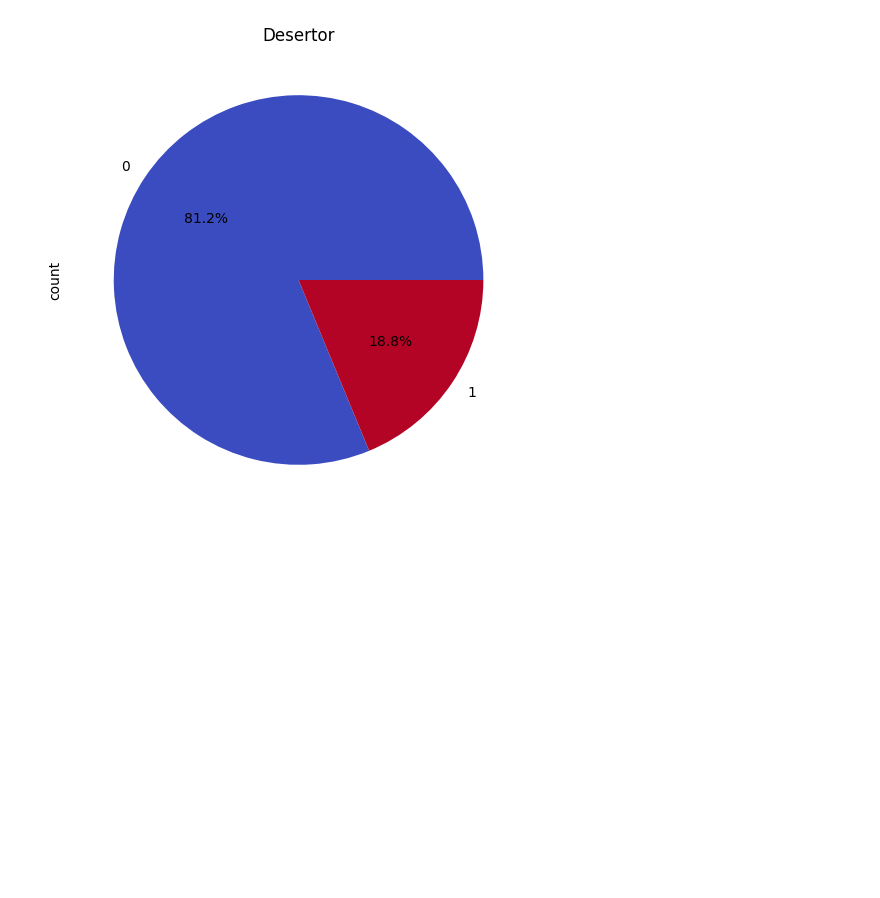
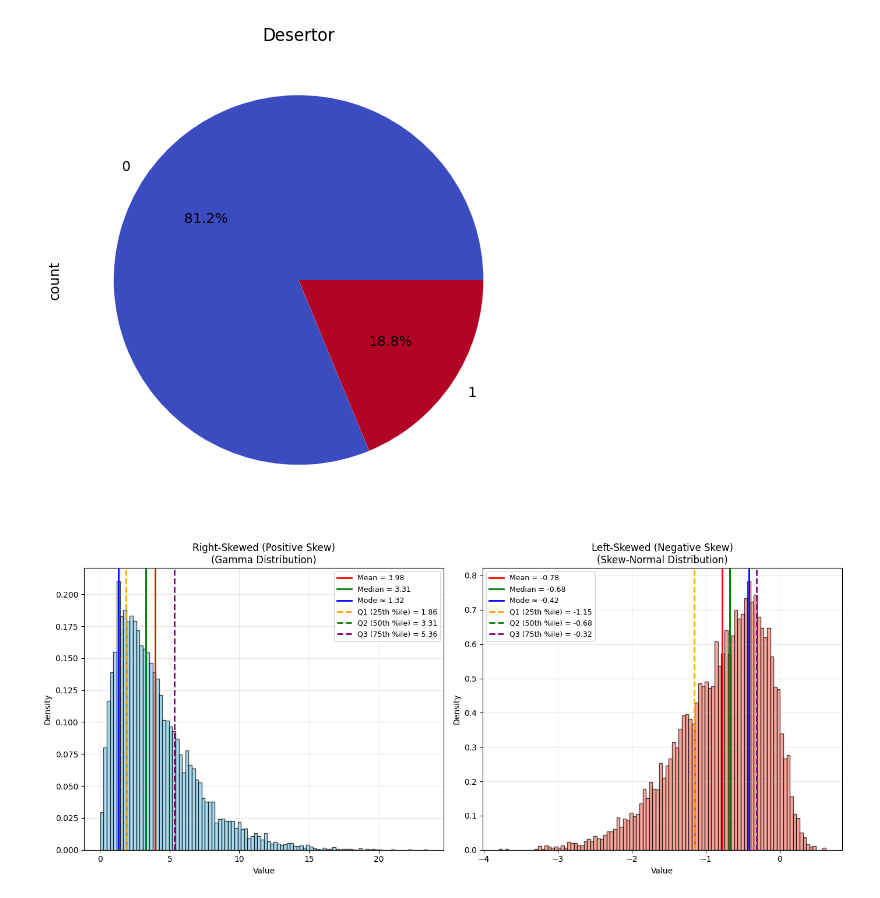
Before and after one commit to tonahdztoro/PE_2025B, a Jupyter notebook: Unidad 1.ipynb, the cells around one changed output. Saved outputs shown, nothing was run; the diff lists cells and outputs as text; code cells hidden in the pictures; blank space fills up the shorter version.

Commit message:
skewness examples

```diff
--- a/Unidad 1.ipynb
+++ b/Unidad 1.ipynb
@@ -513,3 +513,95 @@ plt.title('Desertor')
 plt.show()
 # %% [output]
 [figure]
+# %%
+import numpy as np
+import matplotlib.pyplot as plt
+from scipy import stats
+from scipy.stats import skewnorm, gamma
+
+# Function to estimate mode from histogram
+def estimate_mode(data):
+    counts, bins = np.histogram(data, bins=100, density=True)
+    bin_centers = (bins[:-1] + bins[1:]) / 2
+    mode_index = np.argmax(counts)
+    return bin_centers[mode_index]
+
+# -------------------------------
+# Right-Skewed (Positive Skew) Distribution - Gamma
+# -------------------------------
+shape, scale = 2, 2
+right_skewed_data = np.random.gamma(shape, scale, size=10000)
+
+mean_right = np.mean(right_skewed_data)
+median_right = np.median(right_skewed_data)
+mode_right = estimate_mode(right_skewed_data)
+
+# Quartiles
+q1_right, q2_right, q3_right = np.percentile(right_skewed_data, [25, 50, 75])
+
+# Plot right-skewed
+plt.figure(figsize=(14, 6))
+
+plt.subplot(1, 2, 1)
+counts, bins, _ = plt.hist(right_skewed_data, bins=100, density=True, alpha=0.7, color='skyblue', edgecolor='black')
+plt.title('Right-Skewed (Positive Skew)\n(Gamma Distribution)')
+plt.xlabel('Value')
+plt.ylabel('Density')
+
+# Plot mean, median, mode
+plt.axvline(mean_right, color='red', linestyle='-', linewidth=2, label=f'Mean = {mean_right:.2f}')
+plt.axvline(median_right, color='green', linestyle='-', linewidth=2, label=f'Median = {median_right:.2f}')
+plt.axvline(mode_right, color='blue', linestyle='-', linewidth=2, label=f'Mode ≈ {mode_right:.2f}')
+
+# Plot quartiles
+plt.axvline(q1_right, color='orange', linestyle='--', linewidth=2, label=f'Q1 (25th %ile) = {q1_right:.2f}')
+plt.axvline(q2_right, color='green', linestyle='--', linewidth=2, label=f'Q2 (50th %ile) = {q2_right:.2f}')  # Same as median
+plt.axvline(q3_right, color='purple', linestyle='--', linewidth=2, label=f'Q3 (75th %ile) = {q3_right:.2f}')
+
+plt.legend(fontsize=9)
+plt.grid(True, alpha=0.3)
+
+# -------------------------------
+# Left-Skewed (Negative Skew) Distribution - Skew-Normal
+# -------------------------------
+a = -5
+left_skewed_data = skewnorm.rvs(a, size=10000)
+
+mean_left = np.mean(left_skewed_data)
+median_left = np.median(left_skewed_data)
+mode_left = estimate_mode(left_skewed_data)
+
+# Quartiles
+q1_left, q2_left, q3_left = np.percentile(left_skewed_data, [25, 50, 75])
+
+# Plot left-skewed
+plt.subplot(1, 2, 2)
+counts, bins, _ = plt.hist(left_skewed_data, bins=100, density=True, alpha=0.7, color='salmon', edgecolor='black')
+plt.title('Left-Skewed (Negative Skew)\n(Skew-Normal Distribution)')
+plt.xlabel('Value')
+plt.ylabel('Density')
+
+# Plot mean, median, mode
+plt.axvline(mean_left, color='red', linestyle='-', linewidth=2, label=f'Mean = {mean_left:.2f}')
+plt.axvline(median_left, color='green', linestyle='-', linewidth=2, label=f'Median = {median_left:.2f}')
+plt.axvline(mode_left, color='blue', linestyle='-', linewidth=2, label=f'Mode ≈ {mode_left:.2f}')
+
+# Plot quartiles
+plt.axvline(q1_left, color='orange', linestyle='--', linewidth=2, label=f'Q1 (25th %ile) = {q1_left:.2f}')
+plt.axvline(q2_left, color='green', linestyle='--', linewidth=2, label=f'Q2 (50th %ile) = {q2_left:.2f}')
+plt.axvline(q3_left, color='purple', linestyle='--', linewidth=2, label=f'Q3 (75th %ile) = {q3_left:.2f}')
+
+plt.legend(fontsize=9)
+plt.grid(True, alpha=0.3)
+
+# Final layout
+plt.tight_layout()
+plt.show()
+
+# Print skewness and quartile ranges
+print(f"Right-skewed data - Skewness: {stats.skew(right_skewed_data):.3f}")
+print(f"Right-skewed data - IQR (Q3 - Q1): {q3_right - q1_right:.3f}")
+print(f"Left-skewed data - Skewness: {stats.skew(left_skewed_data):.3f}")
+print(f"Left-skewed data - IQR (Q3 - Q1): {q3_left - q1_left:.3f}")
+# %% [output]
+[figure, added]
```
Also changed, not shown: parts of 1 cell of this notebook, 1 other file.
